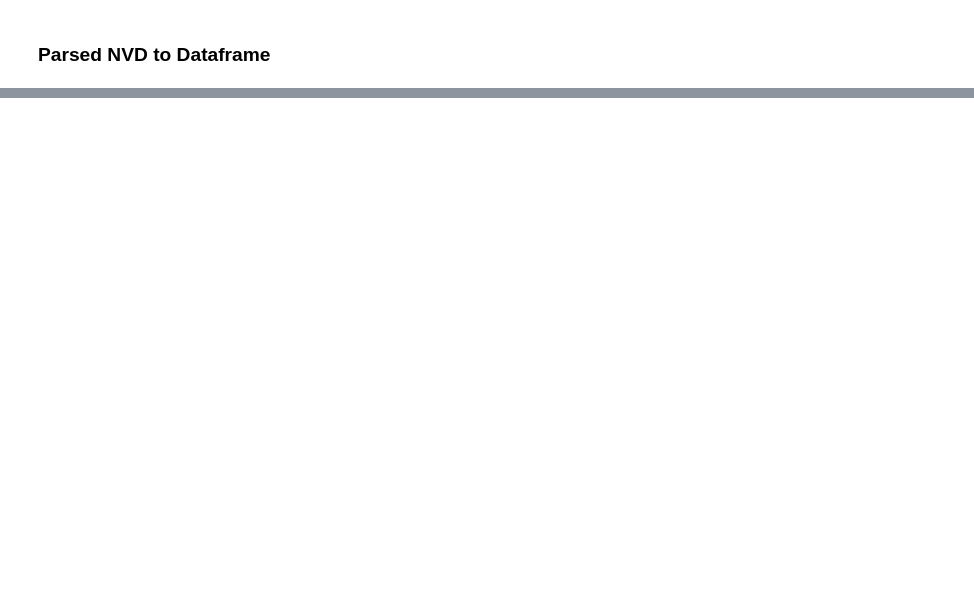
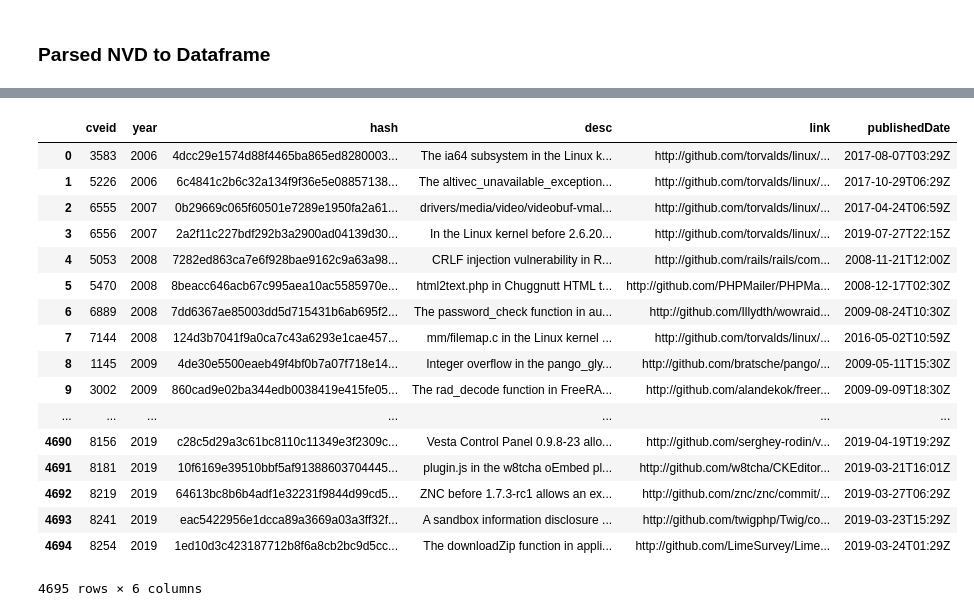
Before and after one commit to UNCG-CSE/Open_Source_Vul_Metrics, a Jupyter notebook: src/NVD_to_Dataframe.ipynb, the cells around one changed output, grey strips where cells are left out. Drawn from its saved outputs; the diff is of its cells as text; code cells hidden in the pictures; blank space fills up the shorter version.

```diff
--- a/src/NVD_to_Dataframe.ipynb
+++ b/src/NVD_to_Dataframe.ipynb
@@ -59,0 +3,33 @@ df_full_concatination
+# %%
+import glob
+import pandas as pd
+
+path = '../data/nvd-hashs/'
+allcves = glob.glob(path+'*.csv')
+l = []
+
+for filename in allcves:
+    df = pd.read_csv(filename)
+    l.append(df)
+df_NVD_hash = pd.concat(l, ignore_index=True)
+#New cell
+df_NVD_hash
+# %% [output]
+|  | cveid | year | hash | desc | link | publishedDate |
+| 0 | 3583 | 2006 | 4dcc29e1574d88f4465ba865ed8280003... | The ia64 subsystem in the Linux k... | http://github.com/torvalds/linux/... | 2017-08-07T03:29Z |
+| 1 | 5226 | 2006 | 6c4841c2b6c32a134f9f36e5e08857138... | The altivec_unavailable_exception... | http://github.com/torvalds/linux/... | 2017-10-29T06:29Z |
+| 2 | 6555 | 2007 | 0b29669c065f60501e7289e1950fa2a61... | drivers/media/video/videobuf-vmal... | http://github.com/torvalds/linux/... | 2017-04-24T06:59Z |
+| 3 | 6556 | 2007 | 2a2f11c227bdf292b3a2900ad04139d30... | In the Linux kernel before 2.6.20... | http://github.com/torvalds/linux/... | 2019-07-27T22:15Z |
+| 4 | 5053 | 2008 | 7282ed863ca7e6f928bae9162c9a63a98... | CRLF injection vulnerability in R... | http://github.com/rails/rails/com... | 2008-11-21T12:00Z |
+| 5 | 5470 | 2008 | 8beacc646acb67c995aea10ac5585970e... | html2text.php in Chuggnutt HTML t... | http://github.com/PHPMailer/PHPMa... | 2008-12-17T02:30Z |
+| 6 | 6889 | 2008 | 7dd6367ae85003dd5d715431b6ab695f2... | The password_check function in au... | http://github.com/Illydth/wowraid... | 2009-08-24T10:30Z |
+| 7 | 7144 | 2008 | 124d3b7041f9a0ca7c43a6293e1cae457... | mm/filemap.c in the Linux kernel ... | http://github.com/torvalds/linux/... | 2016-05-02T10:59Z |
+| 8 | 1145 | 2009 | 4de30e5500eaeb49f4bf0b7a07f718e14... | Integer overflow in the pango_gly... | http://github.com/bratsche/pango/... | 2009-05-11T15:30Z |
+| 9 | 3002 | 2009 | 860cad9e02ba344edb0038419e415fe05... | The rad_decode function in FreeRA... | http://github.com/alandekok/freer... | 2009-09-09T18:30Z |
+| ... | ... | ... | ... | ... | ... | ... |
+| 4690 | 8156 | 2019 | c28c5d29a3c61bc8110c11349e3f2309c... | Vesta Control Panel 0.9.8-23 allo... | http://github.com/serghey-rodin/v... | 2019-04-19T19:29Z |
+| 4691 | 8181 | 2019 | 10f6169e39510bbf5af91388603704445... | plugin.js in the w8tcha oEmbed pl... | http://github.com/w8tcha/CKEditor... | 2019-03-21T16:01Z |
+| 4692 | 8219 | 2019 | 64613bc8b6b4adf1e32231f9844d99cd5... | ZNC before 1.7.3-rc1 allows an ex... | http://github.com/znc/znc/commit/... | 2019-03-27T06:29Z |
+| 4693 | 8241 | 2019 | eac5422956e1dcca89a3669a03a3ff32f... | A sandbox information disclosure ... | http://github.com/twigphp/Twig/co... | 2019-03-23T15:29Z |
+| 4694 | 8254 | 2019 | 1ed10d3c423187712b8f6a8cb2bc9d5cc... | The downloadZip function in appli... | http://github.com/LimeSurvey/Lime... | 2019-03-24T01:29Z |
+4695 rows × 6 columns
```
Also changed, not shown: parts of 10 cells of this notebook.
